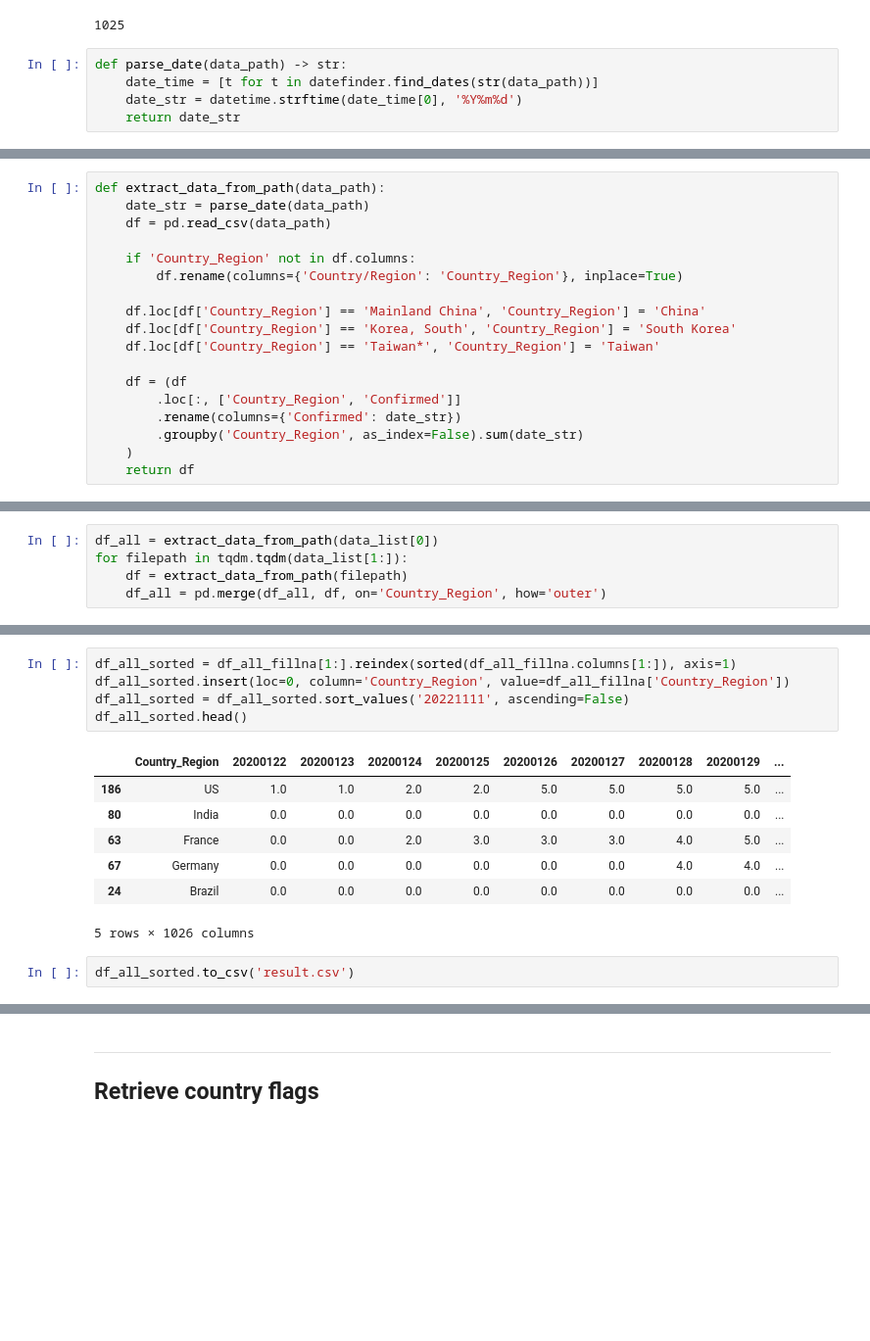
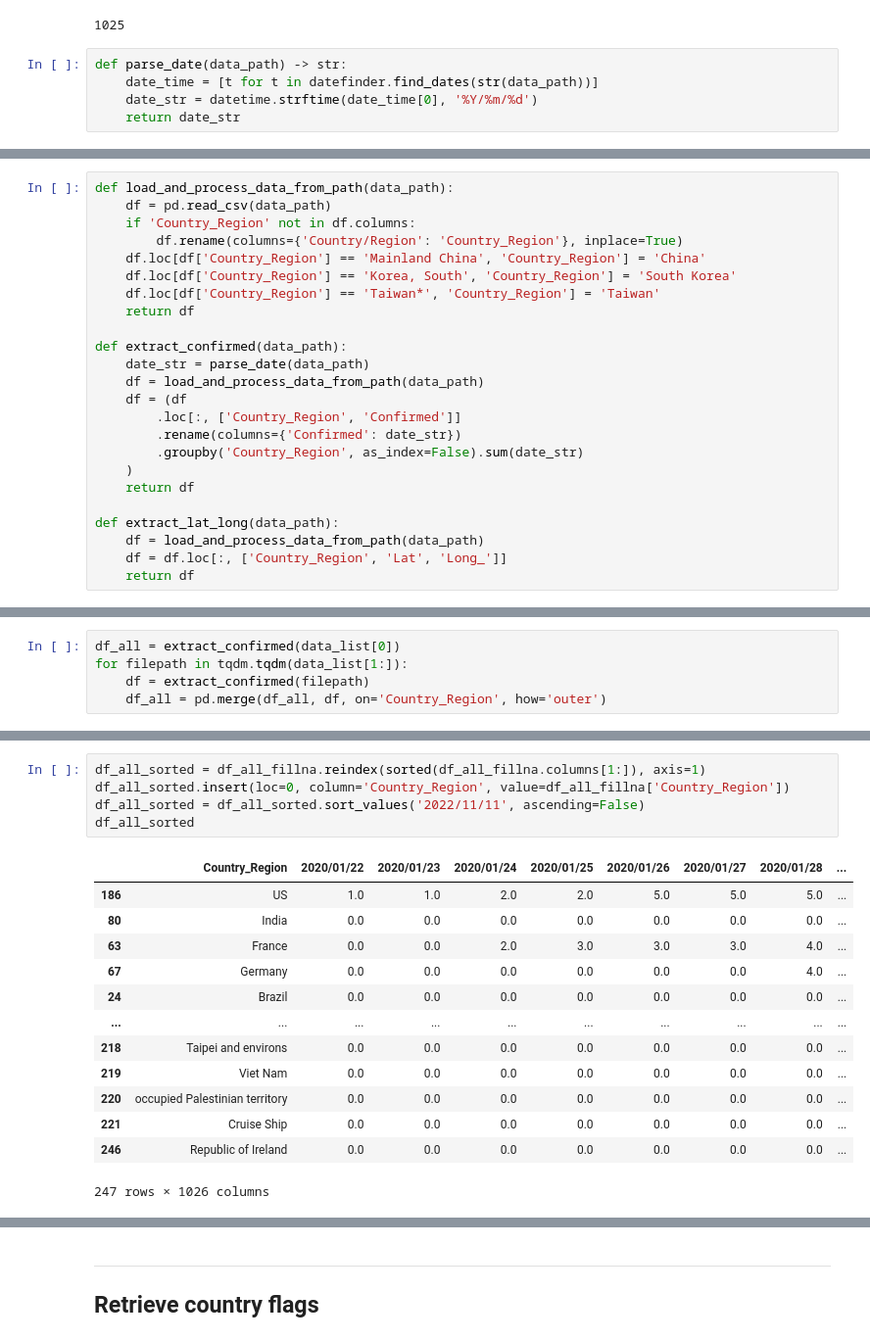
Before and after one commit to jumpingchu/Covid-Data-Visualization, a Jupyter notebook: EDA.ipynb, the cells around one changed output, grey strips where cells are left out. Shown at 98% size. Cells and saved outputs as stored; diff of their text form; blank space fills up the shorter version.

Commit message:
Fix Afghanistan data and add flag url to dataframe

```diff
--- a/EDA.ipynb
+++ b/EDA.ipynb
@@ -14,5 +14,5 @@ len(data_list)
 # %%
 def parse_date(data_path) -> str:
     date_time = [t for t in datefinder.find_dates(str(data_path))]
-    date_str = datetime.strftime(date_time[0], '%Y%m%d')
+    date_str = datetime.strftime(date_time[0], '%Y/%m/%d')
     return date_str
@@ -25,18 +19,24 @@ print(min(date_sorted), max(date_sorted))
 # %%
-def extract_data_from_path(data_path):
-    date_str = parse_date(data_path)
+def load_and_process_data_from_path(data_path):
     df = pd.read_csv(data_path)
-
     if 'Country_Region' not in df.columns:
         df.rename(columns={'Country/Region': 'Country_Region'}, inplace=True)
-
     df.loc[df['Country_Region'] == 'Mainland China', 'Country_Region'] = 'China'
     df.loc[df['Country_Region'] == 'Korea, South', 'Country_Region'] = 'South Korea'
     df.loc[df['Country_Region'] == 'Taiwan*', 'Country_Region'] = 'Taiwan'
+    return df
 
+def extract_confirmed(data_path):
+    date_str = parse_date(data_path)
+    df = load_and_process_data_from_path(data_path)
     df = (df
         .loc[:, ['Country_Region', 'Confirmed']]
         .rename(columns={'Confirmed': date_str})
         .groupby('Country_Region', as_index=False).sum(date_str)
     )
     return df
+
+def extract_lat_long(data_path):
+    df = load_and_process_data_from_path(data_path)
+    df = df.loc[:, ['Country_Region', 'Lat', 'Long_']]
+    return df
@@ -43,7 +61,7 @@ def extract_data_from_path(data_path):
 # %%
-df_all = extract_data_from_path(data_list[0])
+df_all = extract_confirmed(data_list[0])
 for filepath in tqdm.tqdm(data_list[1:]):
-    df = extract_data_from_path(filepath)
+    df = extract_confirmed(filepath)
     df_all = pd.merge(df_all, df, on='Country_Region', how='outer')
 # %%
 df_all_fillna = df_all.fillna(0)
@@ -58,16 +76,20 @@ df_all_fillna.head()
 5 rows × 1026 columns
 # %%
-df_all_sorted = df_all_fillna[1:].reindex(sorted(df_all_fillna.columns[1:]), axis=1)
+df_all_sorted = df_all_fillna.reindex(sorted(df_all_fillna.columns[1:]), axis=1)
 df_all_sorted.insert(loc=0, column='Country_Region', value=df_all_fillna['Country_Region'])
-df_all_sorted = df_all_sorted.sort_values('20221111', ascending=False)
-df_all_sorted.head()
+df_all_sorted = df_all_sorted.sort_values('2022/11/11', ascending=False)
+df_all_sorted
 # %% [output]
-|  | Country_Region | 20200122 | 20200123 | 20200124 | 20200125 | 20200126 | 20200127 | 20200128 | 20200129 | ... |
-| 186 | US | 1.0 | 1.0 | 2.0 | 2.0 | 5.0 | 5.0 | 5.0 | 5.0 | ... |
-| 80 | India | 0.0 | 0.0 | 0.0 | 0.0 | 0.0 | 0.0 | 0.0 | 0.0 | ... |
-| 63 | France | 0.0 | 0.0 | 2.0 | 3.0 | 3.0 | 3.0 | 4.0 | 5.0 | ... |
-| 67 | Germany | 0.0 | 0.0 | 0.0 | 0.0 | 0.0 | 0.0 | 4.0 | 4.0 | ... |
-| 24 | Brazil | 0.0 | 0.0 | 0.0 | 0.0 | 0.0 | 0.0 | 0.0 | 0.0 | ... |
+|  | Country_Region | 2020/01/22 | 2020/01/23 | 2020/01/24 | 2020/01/25 | 2020/01/26 | 2020/01/27 | 2020/01/28 | ... |
+| 186 | US | 1.0 | 1.0 | 2.0 | 2.0 | 5.0 | 5.0 | 5.0 | ... |
+| 80 | India | 0.0 | 0.0 | 0.0 | 0.0 | 0.0 | 0.0 | 0.0 | ... |
+| 63 | France | 0.0 | 0.0 | 2.0 | 3.0 | 3.0 | 3.0 | 4.0 | ... |
+| 67 | Germany | 0.0 | 0.0 | 0.0 | 0.0 | 0.0 | 0.0 | 4.0 | ... |
+| 24 | Brazil | 0.0 | 0.0 | 0.0 | 0.0 | 0.0 | 0.0 | 0.0 | ... |
+| ... | ... | ... | ... | ... | ... | ... | ... | ... | ... |
+| 218 | Taipei and environs | 0.0 | 0.0 | 0.0 | 0.0 | 0.0 | 0.0 | 0.0 | ... |
+| 219 | Viet Nam | 0.0 | 0.0 | 0.0 | 0.0 | 0.0 | 0.0 | 0.0 | ... |
+| 220 | occupied Palestinian territory | 0.0 | 0.0 | 0.0 | 0.0 | 0.0 | 0.0 | 0.0 | ... |
+| 221 | Cruise Ship | 0.0 | 0.0 | 0.0 | 0.0 | 0.0 | 0.0 | 0.0 | ... |
+| 246 | Republic of Ireland | 0.0 | 0.0 | 0.0 | 0.0 | 0.0 | 0.0 | 0.0 | ... |
-5 rows × 1026 columns
+247 rows × 1026 columns
-# %%
-df_all_sorted.to_csv('result.csv')
```
Also changed, not shown: parts of 7 cells of this notebook, 5 other files.
